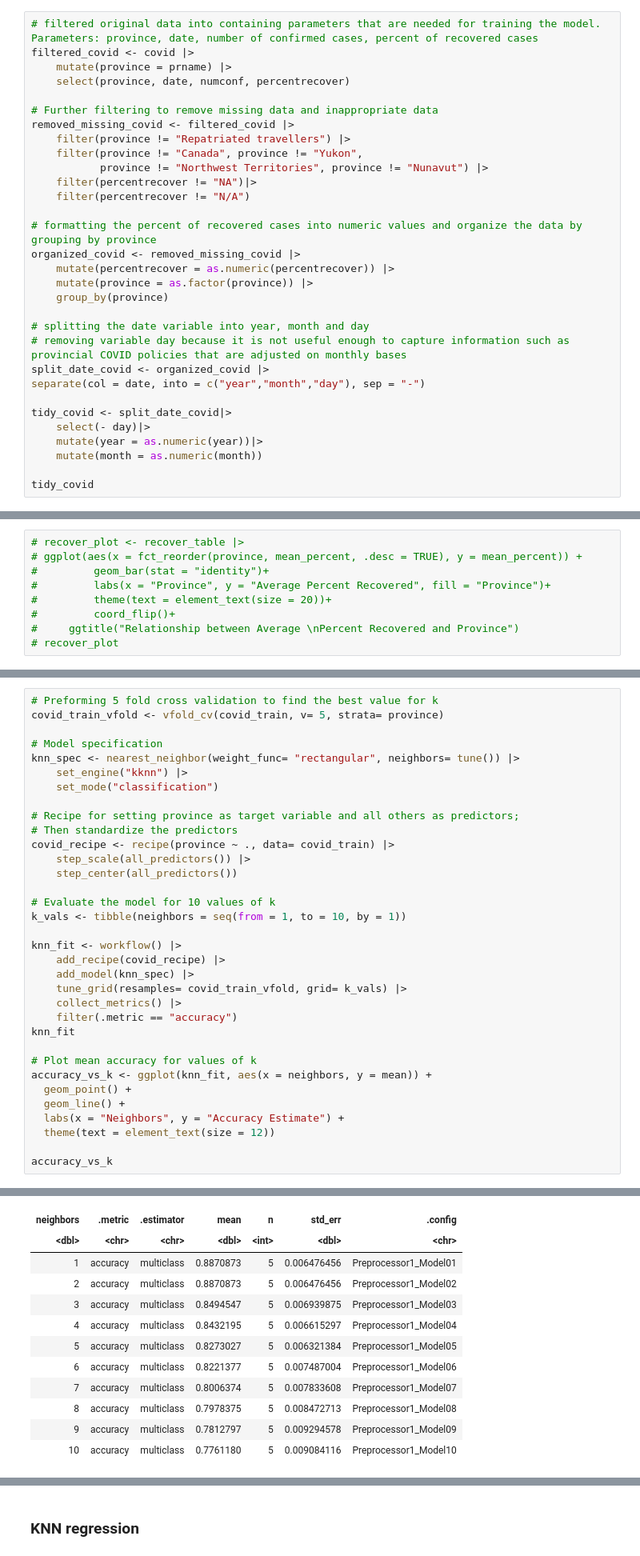
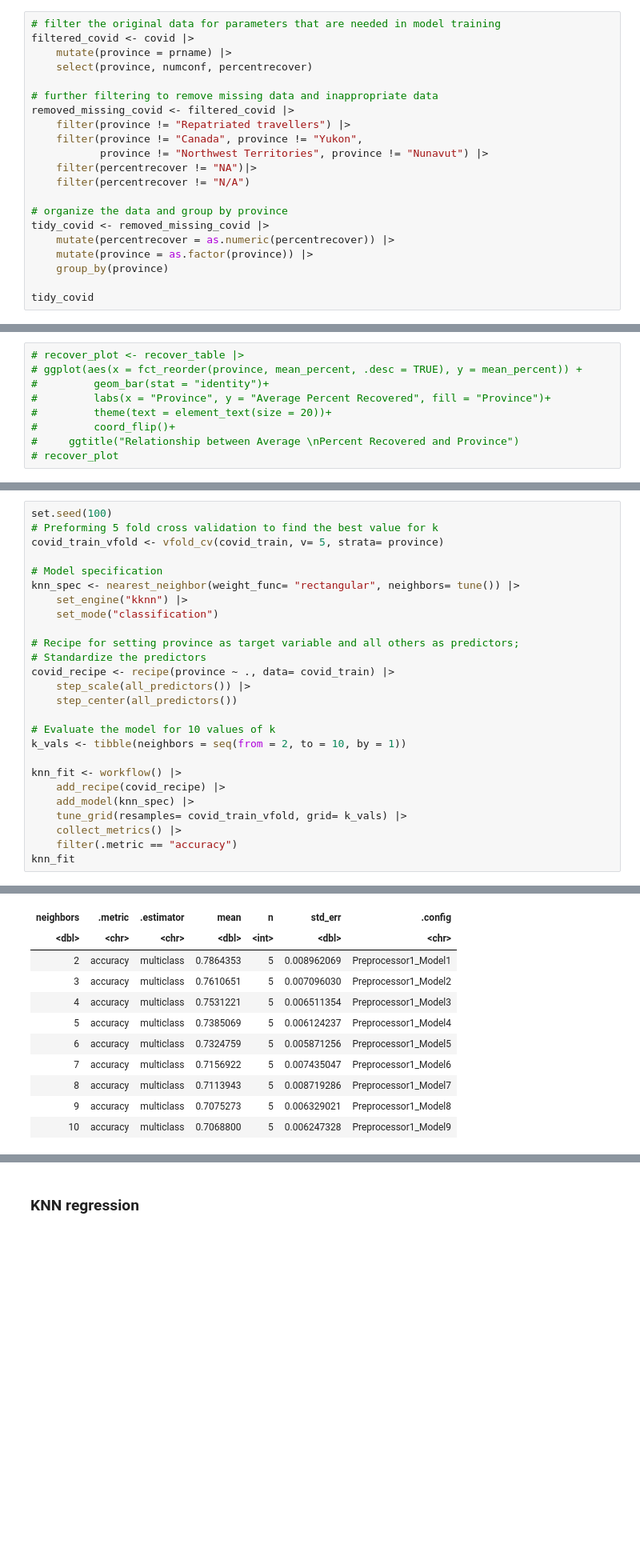
Before and after one commit to mikcblue7/dsci-100-project-group2, a Jupyter notebook: Group-2-Proposal.ipynb, the cells around one changed output, grey strips where cells are left out. Shown: that part at 80% size. Cells and saved outputs as stored; diff of their text form; blank space fills up the shorter version.

```diff
--- a/Group-2-Proposal.ipynb
+++ b/Group-2-Proposal.ipynb
@@ -137,12 +137,12 @@ A spec_tbl_df: 9762 × 40
 ##### You can see there are totally 40 colomns in our original data set. THERE ARE TOO MANY!
 ##### Next, we tidy our data, keeping only the columns we will use for our model, removing the missing data, and changing all of the data to the correct type by using as.numeric function.
 # %%
-# filtered original data into containing parameters that are needed for training the model. Parameters: province, date, number of confirmed cases, percent of recovered cases
+# filter the original data for parameters that are needed in model training
 filtered_covid <- covid |>
     mutate(province = prname) |>
-    select(province, date, numconf, percentrecover)
+    select(province, numconf, percentrecover)
 
-# Further filtering to remove missing data and inappropriate data
+# further filtering to remove missing data and inappropriate data
 removed_missing_covid <- filtered_covid |>
     filter(province != "Repatriated travellers") |>
     filter(province != "Canada", province != "Yukon",
@@ -150,21 +150,11 @@ removed_missing_covid <- filtered_covid |>
     filter(percentrecover != "NA")|>
     filter(percentrecover != "N/A")
 
-# formatting the percent of recovered cases into numeric values and organize the data by grouping by province
-organized_covid <- removed_missing_covid |>
+# organize the data and group by province
+tidy_covid <- removed_missing_covid |>
     mutate(percentrecover = as.numeric(percentrecover)) |>
     mutate(province = as.factor(province)) |>
     group_by(province)
 
-# splitting the date variable into year, month and day
-# removing variable day because it is not useful enough to capture information such as provincial COVID policies that are adjusted on monthly bases
-split_date_covid <- organized_covid |>
-separate(col = date, into = c("year","month","day"), sep = "-")
-
-tidy_covid <- split_date_covid|>
-    select(- day)|>
-    mutate(year = as.numeric(year))|>
-    mutate(month = as.numeric(month))
-
 tidy_covid
 # %% [output]
@@ -401,4 +398,5 @@ Future questions:
 # %%
+set.seed(100)
 # Preforming 5 fold cross validation to find the best value for k
 covid_train_vfold <- vfold_cv(covid_train, v= 5, strata= province)
 
@@ -408,13 +406,13 @@ knn_spec <- nearest_neighbor(weight_func= "rectangular", neighbors= tune()) |>
     set_mode("classification")
 
 # Recipe for setting province as target variable and all others as predictors;
-# Then standardize the predictors
+# Standardize the predictors
 covid_recipe <- recipe(province ~ ., data= covid_train) |>
     step_scale(all_predictors()) |>
     step_center(all_predictors())
 
 # Evaluate the model for 10 values of k
-k_vals <- tibble(neighbors = seq(from = 1, to = 10, by = 1))
+k_vals <- tibble(neighbors = seq(from = 2, to = 10, by = 1))
 
 knn_fit <- workflow() |>
     add_recipe(covid_recipe) |>
@@ -423,13 +421,4 @@ knn_fit <- workflow() |>
     collect_metrics() |>
     filter(.metric == "accuracy")
 knn_fit
-
-# Plot mean accuracy for values of k
-accuracy_vs_k <- ggplot(knn_fit, aes(x = neighbors, y = mean)) +
-  geom_point() +
-  geom_line() +
-  labs(x = "Neighbors", y = "Accuracy Estimate") +
-  theme(text = element_text(size = 12))
-
-accuracy_vs_k
 # %% [output]
@@ -437,12 +426,11 @@ A tibble: 10 × 7
 | neighbors | .metric | .estimator | mean | n | std_err | .config |
 | <dbl> | <chr> | <chr> | <dbl> | <int> | <dbl> | <chr> |
-| 1 | accuracy | multiclass | 0.8870873 | 5 | 0.006476456 | Preprocessor1_Model01 |
-| 2 | accuracy | multiclass | 0.8870873 | 5 | 0.006476456 | Preprocessor1_Model02 |
-| 3 | accuracy | multiclass | 0.8494547 | 5 | 0.006939875 | Preprocessor1_Model03 |
-| 4 | accuracy | multiclass | 0.8432195 | 5 | 0.006615297 | Preprocessor1_Model04 |
-| 5 | accuracy | multiclass | 0.8273027 | 5 | 0.006321384 | Preprocessor1_Model05 |
-| 6 | accuracy | multiclass | 0.8221377 | 5 | 0.007487004 | Preprocessor1_Model06 |
-| 7 | accuracy | multiclass | 0.8006374 | 5 | 0.007833608 | Preprocessor1_Model07 |
-| 8 | accuracy | multiclass | 0.7978375 | 5 | 0.008472713 | Preprocessor1_Model08 |
-| 9 | accuracy | multiclass | 0.7812797 | 5 | 0.009294578 | Preprocessor1_Model09 |
-| 10 | accuracy | multiclass | 0.7761180 | 5 | 0.009084116 | Preprocessor1_Model10 |
+| 2 | accuracy | multiclass | 0.7864353 | 5 | 0.008962069 | Preprocessor1_Model1 |
+| 3 | accuracy | multiclass | 0.7610651 | 5 | 0.007096030 | Preprocessor1_Model2 |
+| 4 | accuracy | multiclass | 0.7531221 | 5 | 0.006511354 | Preprocessor1_Model3 |
+| 5 | accuracy | multiclass | 0.7385069 | 5 | 0.006124237 | Preprocessor1_Model4 |
+| 6 | accuracy | multiclass | 0.7324759 | 5 | 0.005871256 | Preprocessor1_Model5 |
+| 7 | accuracy | multiclass | 0.7156922 | 5 | 0.007435047 | Preprocessor1_Model6 |
+| 8 | accuracy | multiclass | 0.7113943 | 5 | 0.008719286 | Preprocessor1_Model7 |
+| 9 | accuracy | multiclass | 0.7075273 | 5 | 0.006329021 | Preprocessor1_Model8 |
+| 10 | accuracy | multiclass | 0.7068800 | 5 | 0.006247328 | Preprocessor1_Model9 |
```
Also changed, not shown: parts of 19 cells of this notebook.
